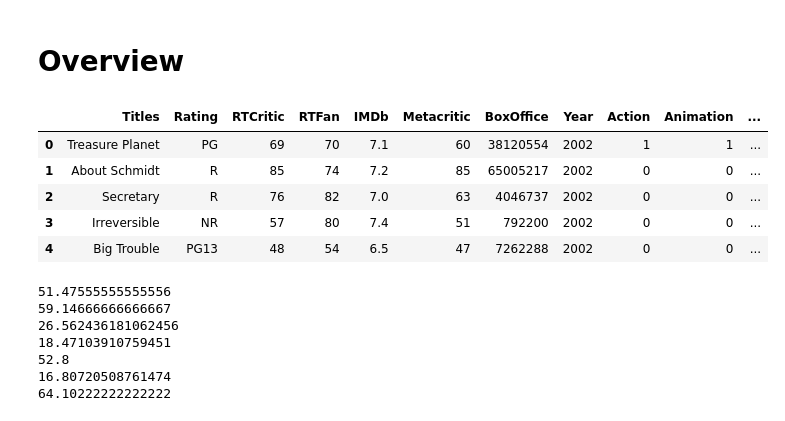
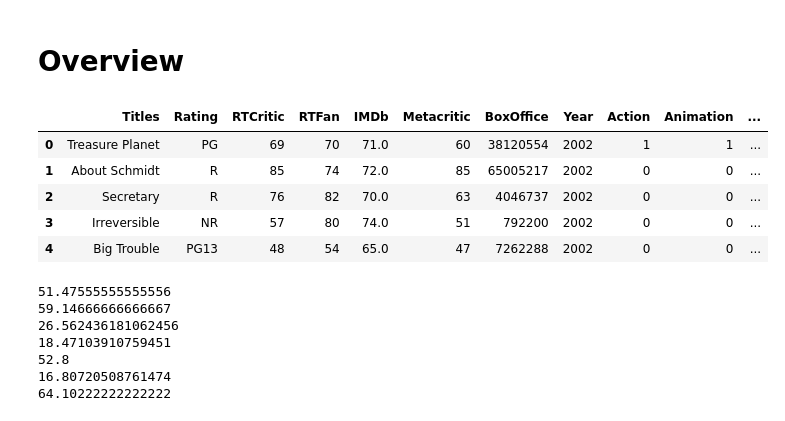
Before and after one commit to gqfiddler/movieRatings, a Jupyter notebook: Critical vs Popular Movie Ratings.ipynb, the cells around one changed output. Cells and saved outputs as stored; diff of their text form; code cells hidden in the pictures.

```diff
--- a/Critical vs Popular Movie Ratings.ipynb
+++ b/Critical vs Popular Movie Ratings.ipynb
@@ -9,14 +9,15 @@ import scipy as sp
 # Overview
 # %%
 movies = pd.read_csv("MoviesData.csv")
+movies["IMDb"] *= 10  # scaling to match other ratings
 movies.head()
 # %% [output]
 |  | Titles | Rating | RTCritic | RTFan | IMDb | Metacritic | BoxOffice | Year | Action | Animation | ... |
-| 0 | Treasure Planet | PG | 69 | 70 | 7.1 | 60 | 38120554 | 2002 | 1 | 1 | ... |
-| 1 | About Schmidt | R | 85 | 74 | 7.2 | 85 | 65005217 | 2002 | 0 | 0 | ... |
-| 2 | Secretary | R | 76 | 82 | 7.0 | 63 | 4046737 | 2002 | 0 | 0 | ... |
-| 3 | Irreversible | NR | 57 | 80 | 7.4 | 51 | 792200 | 2002 | 0 | 0 | ... |
-| 4 | Big Trouble | PG13 | 48 | 54 | 6.5 | 47 | 7262288 | 2002 | 0 | 0 | ... |
+| 0 | Treasure Planet | PG | 69 | 70 | 71.0 | 60 | 38120554 | 2002 | 1 | 1 | ... |
+| 1 | About Schmidt | R | 85 | 74 | 72.0 | 85 | 65005217 | 2002 | 0 | 0 | ... |
+| 2 | Secretary | R | 76 | 82 | 70.0 | 63 | 4046737 | 2002 | 0 | 0 | ... |
+| 3 | Irreversible | NR | 57 | 80 | 74.0 | 51 | 792200 | 2002 | 0 | 0 | ... |
+| 4 | Big Trouble | PG13 | 48 | 54 | 65.0 | 47 | 7262288 | 2002 | 0 | 0 | ... |
 # %%
 print(movies["RTCritic"].mean())
 print(movies["RTFan"].mean())
```
Also changed, not shown: parts of 2 cells of this notebook.
